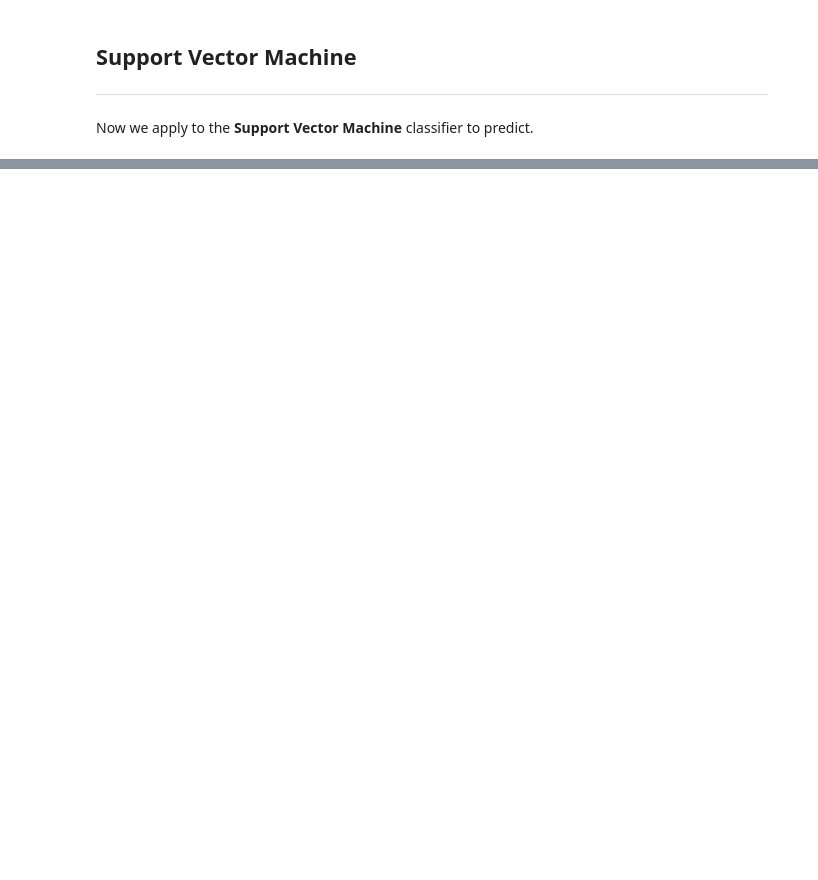
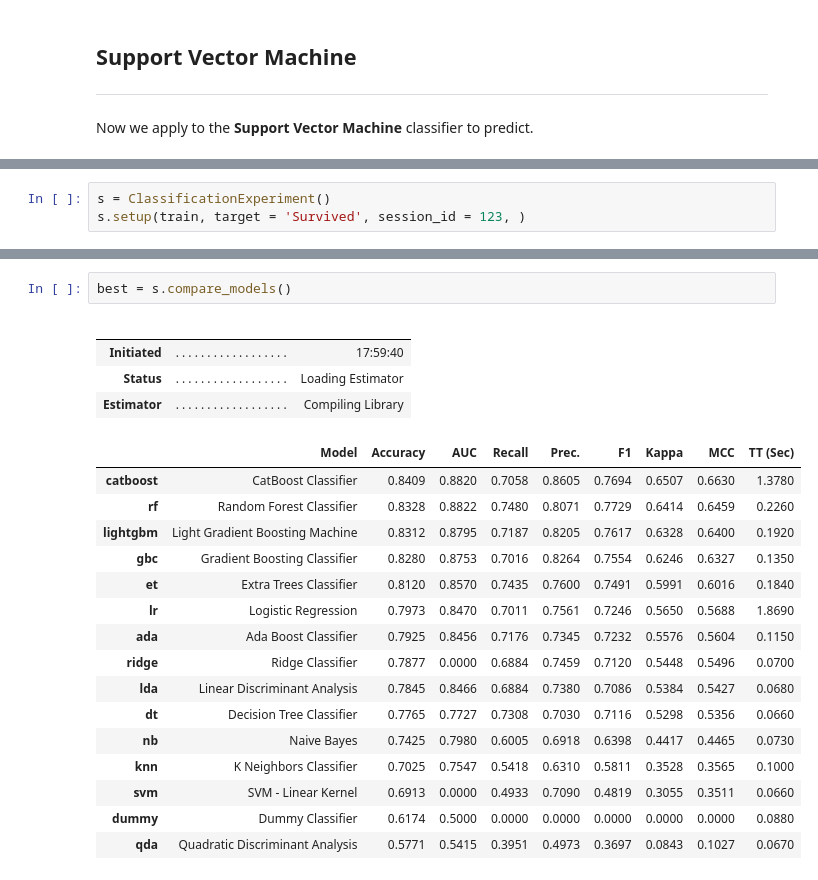
Before and after one commit to daagonzalezsa/Titanic_Competition_Kaggle, a Jupyter notebook: Code_Competition.ipynb, the cells around one changed output, grey strips where cells are left out. Cells and saved outputs as stored; diff of their text form; blank space fills up the shorter version.

```diff
--- a/Code_Competition.ipynb
+++ b/Code_Competition.ipynb
@@ -403,0 +436,3 @@ Now we apply to the **Support Vector Machine** classifier to predict.
+# %%
+s = ClassificationExperiment()
+s.setup(train, target = 'Survived', session_id = 123, )
@@ -403,0 +458,24 @@ Now we apply to the **Support Vector Machine** classifier to predict.
+# %%
+best = s.compare_models()
+# %% [output]
+|  |  |  |
+|  |  |  |
+| Initiated | . . . . . . . . . . . . . . . . . . | 17:59:40 |
+| Status | . . . . . . . . . . . . . . . . . . | Loading Estimator |
+| Estimator | . . . . . . . . . . . . . . . . . . | Compiling Library |
+|  | Model | Accuracy | AUC | Recall | Prec. | F1 | Kappa | MCC | TT (Sec) |
+| catboost | CatBoost Classifier | 0.8409 | 0.8820 | 0.7058 | 0.8605 | 0.7694 | 0.6507 | 0.6630 | 1.3780 |
+| rf | Random Forest Classifier | 0.8328 | 0.8822 | 0.7480 | 0.8071 | 0.7729 | 0.6414 | 0.6459 | 0.2260 |
+| lightgbm | Light Gradient Boosting Machine | 0.8312 | 0.8795 | 0.7187 | 0.8205 | 0.7617 | 0.6328 | 0.6400 | 0.1920 |
+| gbc | Gradient Boosting Classifier | 0.8280 | 0.8753 | 0.7016 | 0.8264 | 0.7554 | 0.6246 | 0.6327 | 0.1350 |
+| et | Extra Trees Classifier | 0.8120 | 0.8570 | 0.7435 | 0.7600 | 0.7491 | 0.5991 | 0.6016 | 0.1840 |
+| lr | Logistic Regression | 0.7973 | 0.8470 | 0.7011 | 0.7561 | 0.7246 | 0.5650 | 0.5688 | 1.8690 |
+| ada | Ada Boost Classifier | 0.7925 | 0.8456 | 0.7176 | 0.7345 | 0.7232 | 0.5576 | 0.5604 | 0.1150 |
+| ridge | Ridge Classifier | 0.7877 | 0.0000 | 0.6884 | 0.7459 | 0.7120 | 0.5448 | 0.5496 | 0.0700 |
+| lda | Linear Discriminant Analysis | 0.7845 | 0.8466 | 0.6884 | 0.7380 | 0.7086 | 0.5384 | 0.5427 | 0.0680 |
+| dt | Decision Tree Classifier | 0.7765 | 0.7727 | 0.7308 | 0.7030 | 0.7116 | 0.5298 | 0.5356 | 0.0660 |
+| nb | Naive Bayes | 0.7425 | 0.7980 | 0.6005 | 0.6918 | 0.6398 | 0.4417 | 0.4465 | 0.0730 |
+| knn | K Neighbors Classifier | 0.7025 | 0.7547 | 0.5418 | 0.6310 | 0.5811 | 0.3528 | 0.3565 | 0.1000 |
+| svm | SVM - Linear Kernel | 0.6913 | 0.0000 | 0.4933 | 0.7090 | 0.4819 | 0.3055 | 0.3511 | 0.0660 |
+| dummy | Dummy Classifier | 0.6174 | 0.5000 | 0.0000 | 0.0000 | 0.0000 | 0.0000 | 0.0000 | 0.0880 |
+| qda | Quadratic Discriminant Analysis | 0.5771 | 0.5415 | 0.3951 | 0.4973 | 0.3697 | 0.0843 | 0.1027 | 0.0670 |
```
Also changed, not shown: parts of 14 cells of this notebook, 6 other files.
